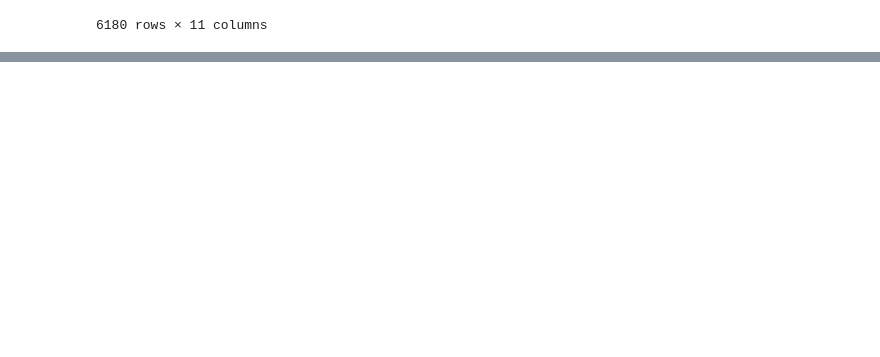
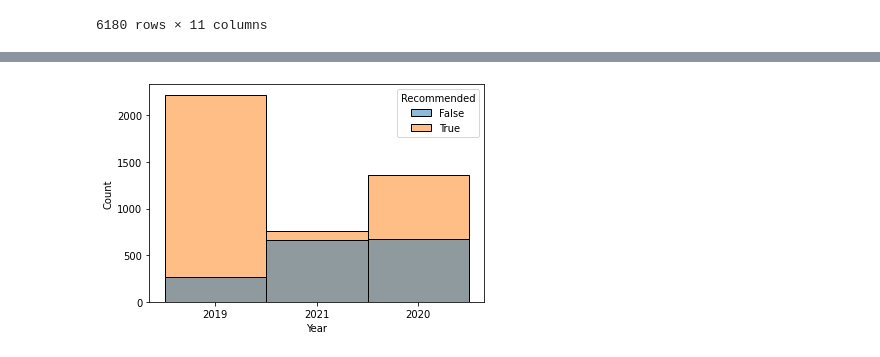
Before and after one commit to Hridh0y/WebScraper, a Jupyter notebook: Sentiment Analysis - Destiny 2.ipynb, the cells around one changed output, grey strips where cells are left out. Drawn from its saved outputs; the diff is of its cells as text; code cells hidden in the pictures; blank space fills up the shorter version.

```diff
--- a/Sentiment Analysis - Destiny 2.ipynb
+++ b/Sentiment Analysis - Destiny 2.ipynb
@@ -122,0 +127,9 @@ df
+# %%
+placeholder = ''
+months = {'January','February','March','April','May','June','July','August','September','October','November','December'}
+for index,row in df.iterrows():
+    if row[5] not in months:
+        placeholder1 = row[5]
+        placeholder2 = row[4]
+        df.at[index,'Month'] = placeholder2
+        df.at[index,'Day'] = placeholder1
@@ -122,0 +147,8 @@ df
+# %%
+g = sns.histplot(
+    data=df,
+    x=df['Year'], hue=df['Recommended'] #, element="bars"
+    #ci="sd", palette="dark", alpha=.6, height=6
+)
+# %% [output]
+[figure, added]
```
Also changed, not shown: parts of 6 cells of this notebook, 6 other files.
